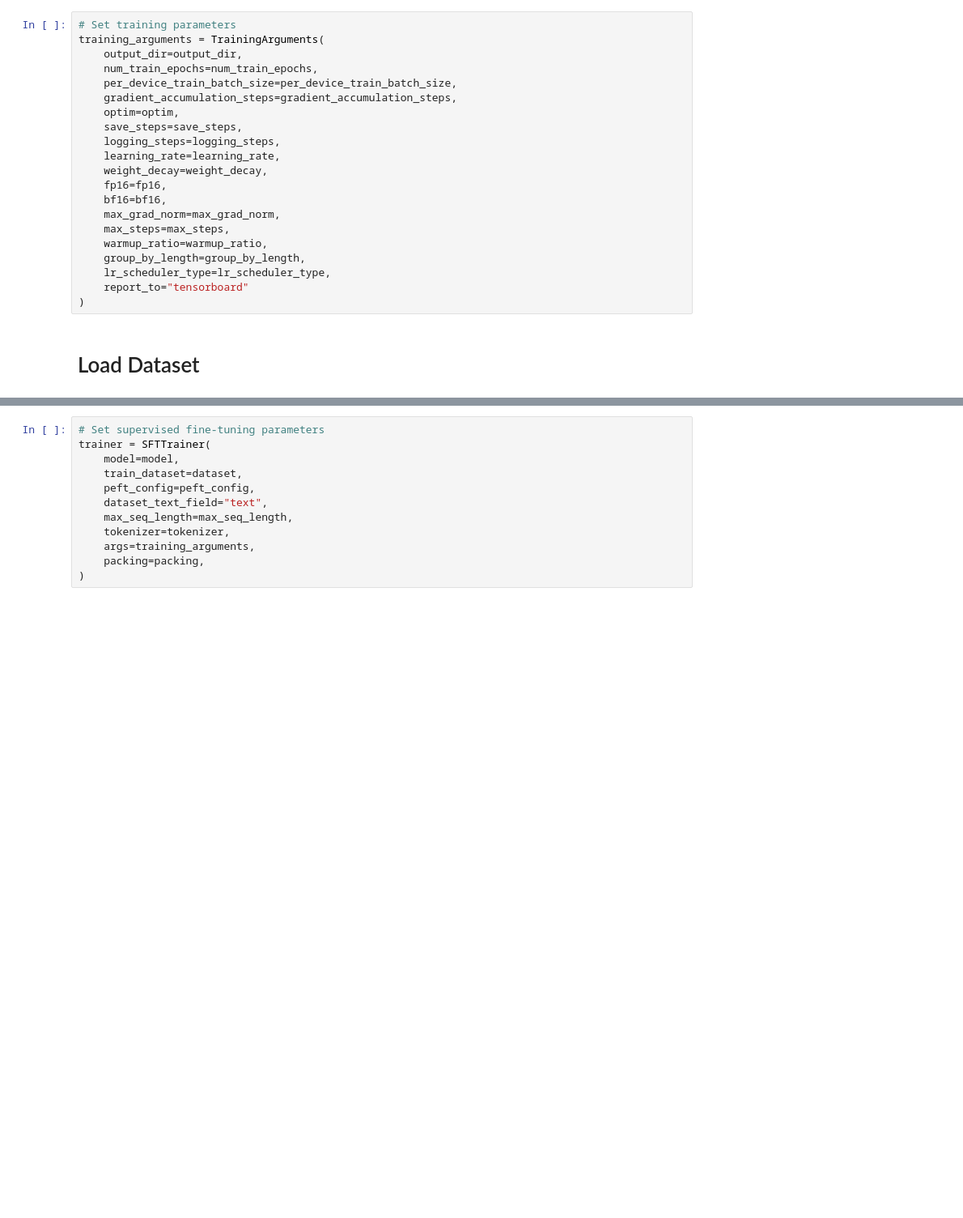
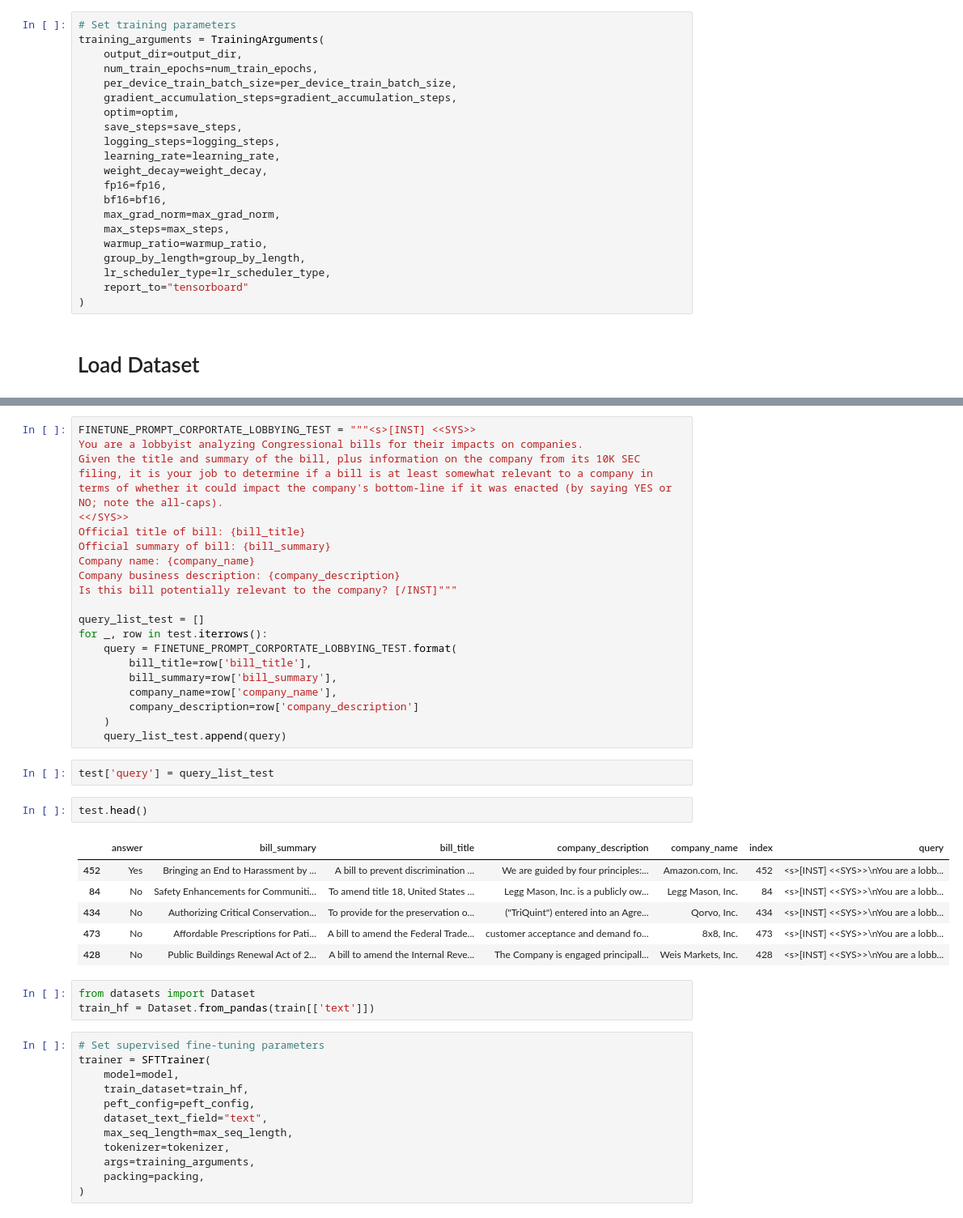
Before and after one commit to devonbrackbill/llama_training, a Jupyter notebook: Finetune-7B.ipynb, the cells around one changed output, grey strips where cells are left out. Shown at 81% size. Drawn from its saved outputs; the diff is of its cells as text; blank space fills up the shorter version.

```diff
--- a/Finetune-7B.ipynb
+++ b/Finetune-7B.ipynb
@@ -222,8 +271,42 @@ train = test_raw.drop(test.index)
+# %%
+FINETUNE_PROMPT_CORPORTATE_LOBBYING_TEST = """<s>[INST] <<SYS>>
+You are a lobbyist analyzing Congressional bills for their impacts on companies.
+Given the title and summary of the bill, plus information on the company from its 10K SEC filing, it is your job to determine if a bill is at least somewhat relevant to a company in terms of whether it could impact the company's bottom-line if it was enacted (by saying YES or NO; note the all-caps).
+<</SYS>>
+Official title of bill: {bill_title}
+Official summary of bill: {bill_summary}
+Company name: {company_name}
+Company business description: {company_description}
+Is this bill potentially relevant to the company? [/INST]"""
+
+query_list_test = []
+for _, row in test.iterrows():
+    query = FINETUNE_PROMPT_CORPORTATE_LOBBYING_TEST.format(
+        bill_title=row['bill_title'],
+        bill_summary=row['bill_summary'],
+        company_name=row['company_name'],
+        company_description=row['company_description']
+    )
+    query_list_test.append(query)
+# %%
+test['query'] = query_list_test
+# %%
+test.head()
+# %% [output]
+|  | answer | bill_summary | bill_title | company_description | company_name | index | query |
+| 452 | Yes | Bringing an End to Harassment by ... | A bill to prevent discrimination ... | We are guided by four principles:... | Amazon.com, Inc. | 452 | <s>[INST] <<SYS>>\nYou are a lobb... |
+| 84 | No | Safety Enhancements for Communiti... | To amend title 18, United States ... | Legg Mason, Inc. is a publicly ow... | Legg Mason, Inc. | 84 | <s>[INST] <<SYS>>\nYou are a lobb... |
+| 434 | No | Authorizing Critical Conservation... | To provide for the preservation o... | ("TriQuint") entered into an Agre... | Qorvo, Inc. | 434 | <s>[INST] <<SYS>>\nYou are a lobb... |
+| 473 | No | Affordable Prescriptions for Pati... | A bill to amend the Federal Trade... | customer acceptance and demand fo... | 8x8, Inc. | 473 | <s>[INST] <<SYS>>\nYou are a lobb... |
+| 428 | No | Public Buildings Renewal Act of 2... | A bill to amend the Internal Reve... | The Company is engaged principall... | Weis Markets, Inc. | 428 | <s>[INST] <<SYS>>\nYou are a lobb... |
+# %%
+from datasets import Dataset
+train_hf = Dataset.from_pandas(train[['text']])
 # %%
 # Set supervised fine-tuning parameters
 trainer = SFTTrainer(
     model=model,
-    train_dataset=dataset,
+    train_dataset=train_hf,
     peft_config=peft_config,
     dataset_text_field="text",
     max_seq_length=max_seq_length,
```
Also changed, not shown: parts of 36 cells of this notebook.
